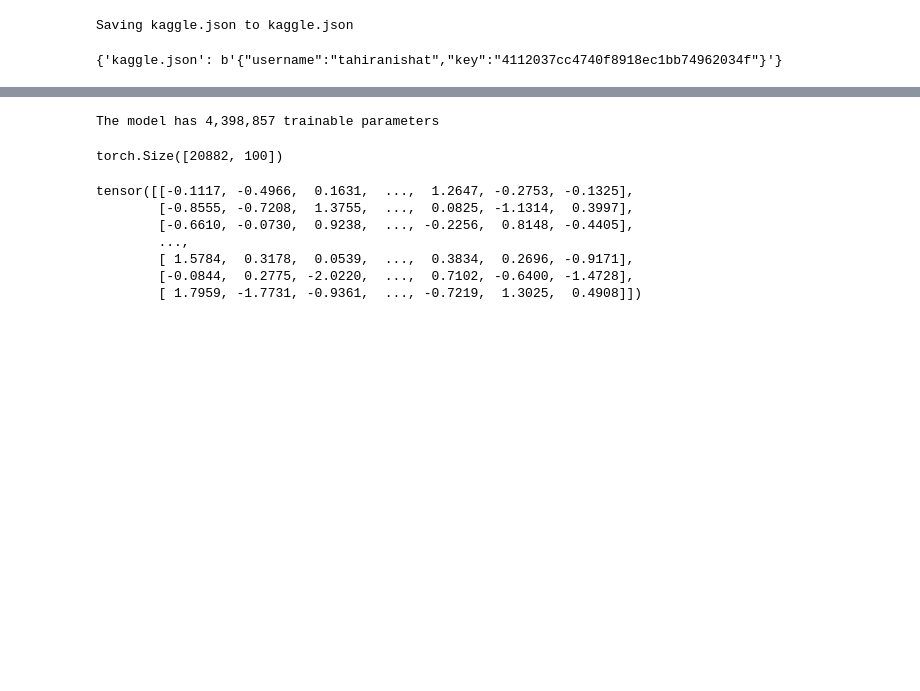
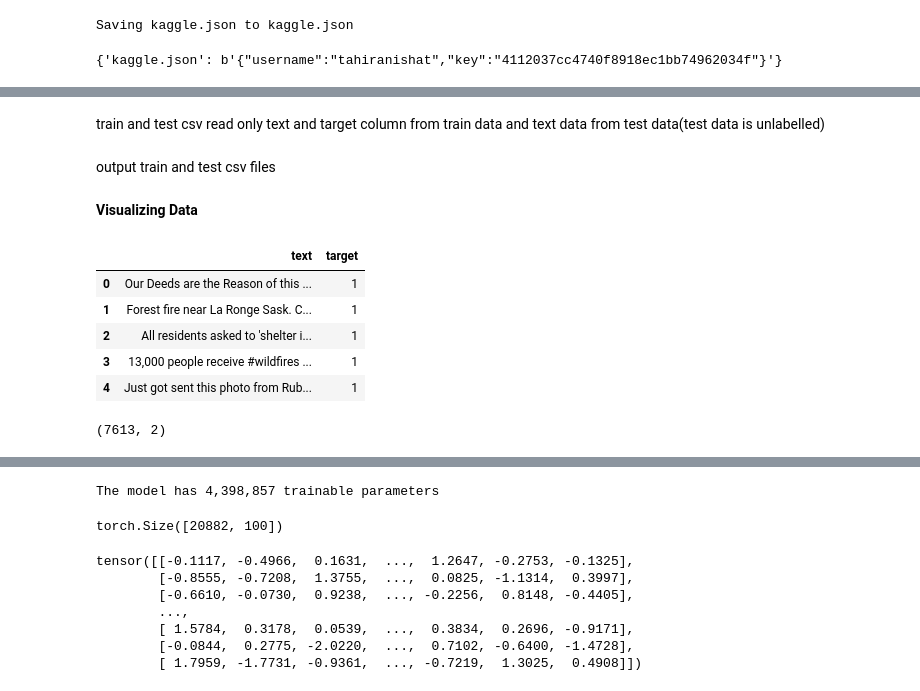
Before and after one commit to Ni7070/Detecting-emergency-message, a Jupyter notebook: forThesis(2).ipynb, the cells around one changed output, grey strips where cells are left out. Drawn from its saved outputs; the diff is of its cells as text; code cells hidden in the pictures; blank space fills up the shorter version.

```diff
--- a/forThesis(2).ipynb
+++ b/forThesis(2).ipynb
@@ -48,6 +59,25 @@ Downloading train.csv to /content
+# %% [markdown]
+train and test csv read only text and target column from train data and text data from test data(test data is unlabelled)
 # %%
 train_dir = pd.read_csv('/content/train.csv', usecols = ['text', 'target'])
 test_dir = pd.read_csv('/content/test.csv', usecols = ['text'])
+# %% [markdown]
+output train and test csv files
 # %%
 train_dir.to_csv('train_out.csv')
 test_dir.to_csv("test_out.csv")
+# %% [markdown]
+**Visualizing Data**
+# %%
+train_dir.head()
+# %% [output]
+|  | text | target |
+| 0 | Our Deeds are the Reason of this ... | 1 |
+| 1 | Forest fire near La Ronge Sask. C... | 1 |
+| 2 | All residents asked to 'shelter i... | 1 |
+| 3 | 13,000 people receive #wildfires ... | 1 |
+| 4 | Just got sent this photo from Rub... | 1 |
+# %%
+train_dir.shape #7613 messages to train
+# %% [output]
+(7613, 2)
```
Also changed, not shown: parts of 33 cells of this notebook.
